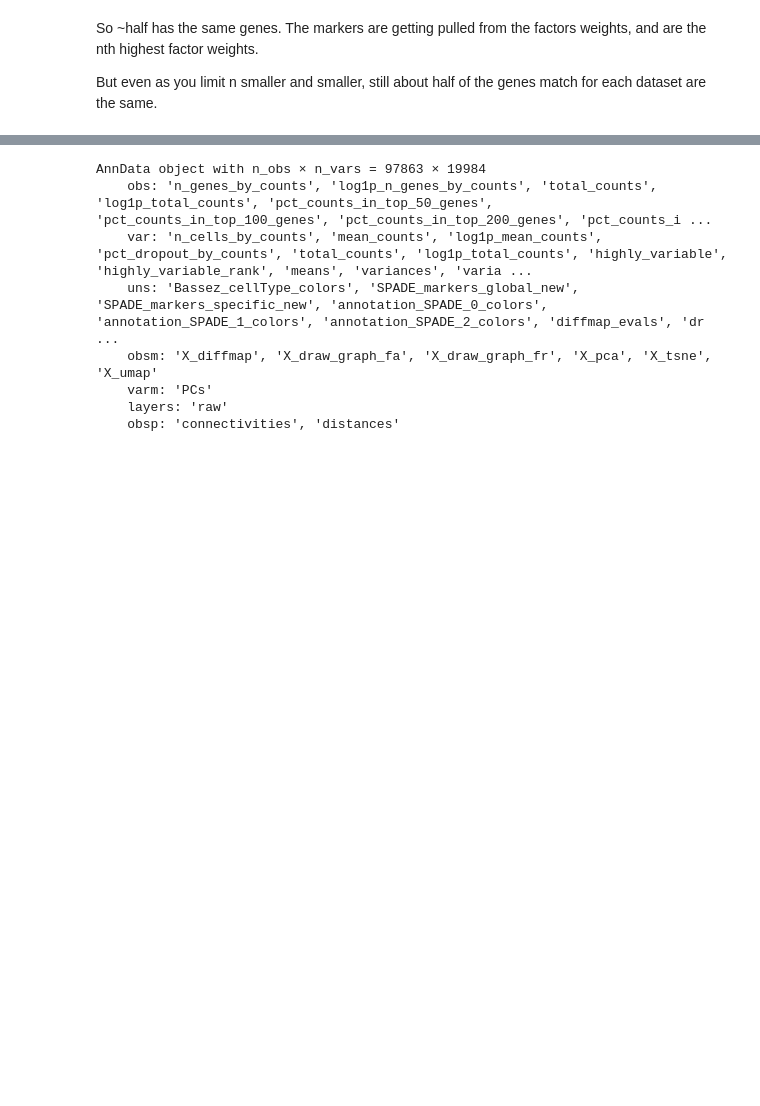
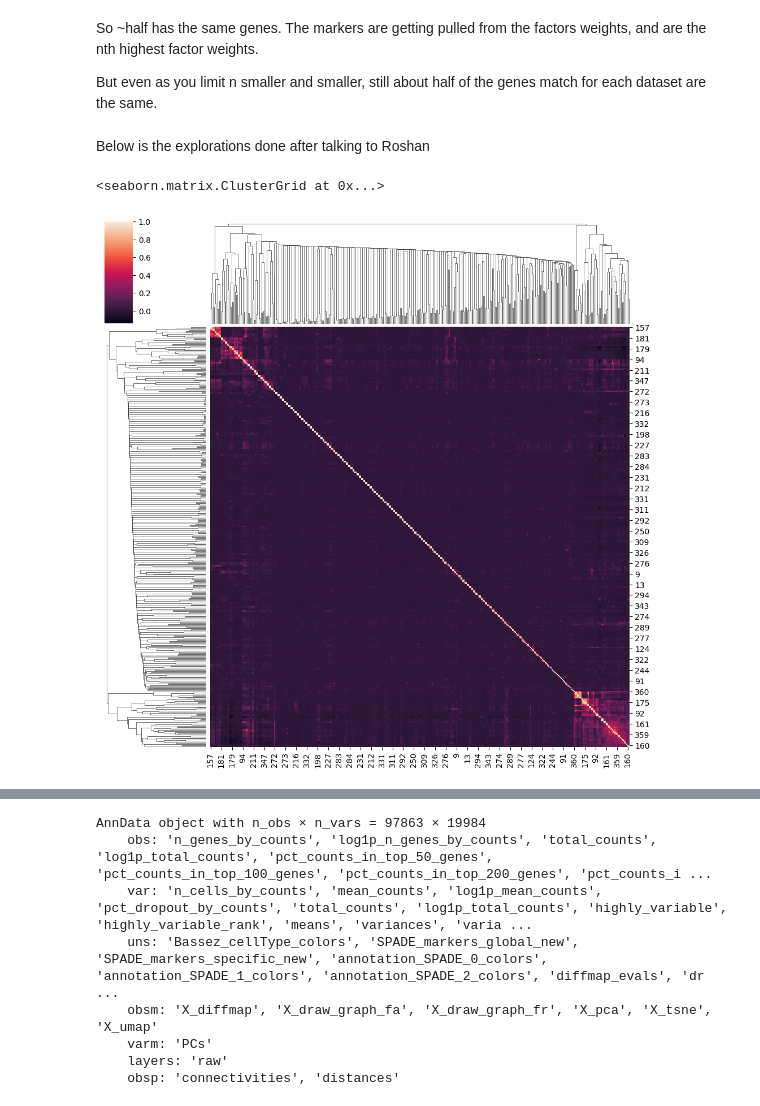
Before and after one commit to HMC-Clinic-MSKCC-22-23/spectra-gpu, a Jupyter notebook: benchmarking/comparing_runs.ipynb, the cells around one changed output, grey strips where cells are left out. Drawn from its saved outputs; the diff is of its cells as text; code cells hidden in the pictures; blank space fills up the shorter version.

```diff
--- a/benchmarking/comparing_runs.ipynb
+++ b/benchmarking/comparing_runs.ipynb
@@ -414,3 +413,28 @@ Percent error of intersection: 26.99%
 So ~half has the same genes. The markers are getting pulled from the factors weights, and are the nth highest factor weights.
 
 But even as you limit n smaller and smaller, still about half of the genes match for each dataset are the same.
+# %% [markdown]
+Below is the explorations done after talking to Roshan
+# %%
+num_factors_1 = []
+for r in range(len(factors_1)):
+    row = []
+    for c in range(len(factors_1[r])):
+        row.append(float(factors_1[r][c]))
+    num_factors_1.append(row)
+
+num_factors_2 = []
+for r in range(len(factors_2)):
+    row = []
+    for c in range(len(factors_2[r])):
+        row.append(float(factors_2[r][c]))
+    num_factors_2.append(row)
+# %%
+import seaborn
+import numpy as np
+corr_mat = np.corrcoef(num_factors_1, num_factors_2)
+
+seaborn.clustermap(corr_mat)
+# %% [output]
+<seaborn.matrix.ClusterGrid at 0x...>
+[figure, added]
```
Also changed, not shown: parts of 8 cells of this notebook, 2 other files.
